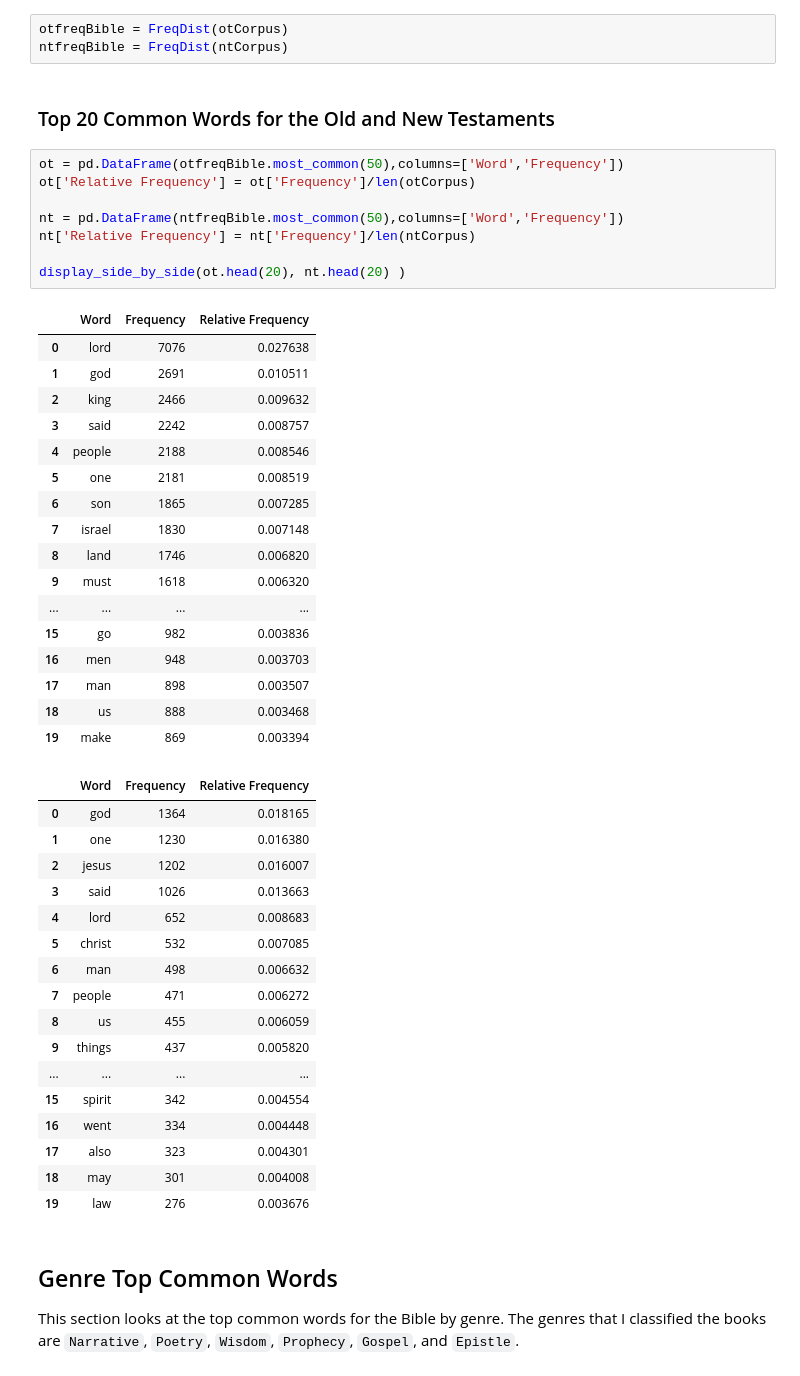
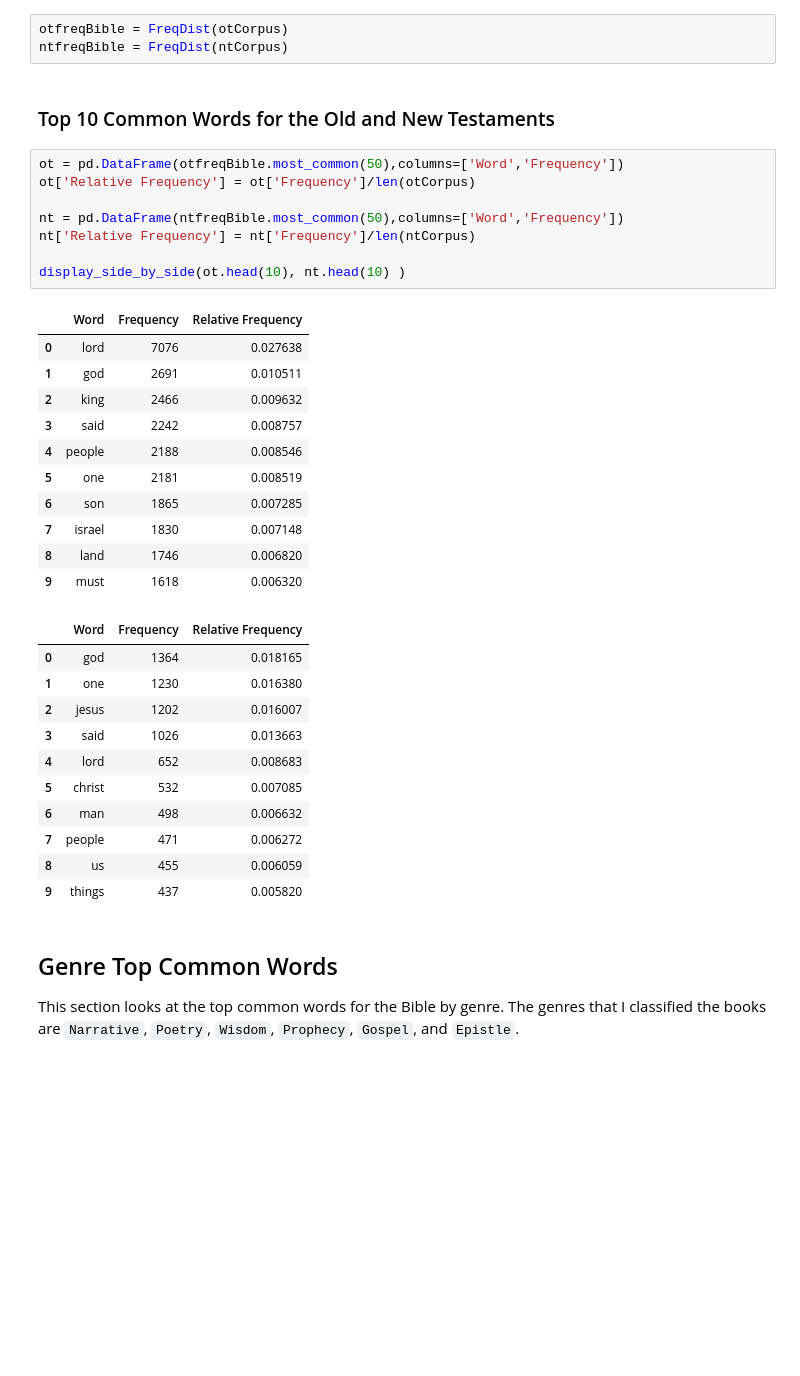
Before and after one commit to logicalschema/data620, a Jupyter notebook: Week8/Data_620_Week_8.ipynb, the cells around one changed output. Saved outputs shown, nothing was run; the diff lists cells and outputs as text; blank space fills up the shorter version.

```diff
--- a/Week8/Data_620_Week_8.ipynb
+++ b/Week8/Data_620_Week_8.ipynb
@@ -285,33 +285,27 @@ ntCorpus = quickTokenizer(ntText)
 otfreqBible = FreqDist(otCorpus)
 ntfreqBible = FreqDist(ntCorpus)
 # %% [markdown]
-### Top 20 Common Words for the Old and New Testaments
+### Top 10 Common Words for the Old and New Testaments
 # %%
 ot = pd.DataFrame(otfreqBible.most_common(50),columns=['Word','Frequency'])
 ot['Relative Frequency'] = ot['Frequency']/len(otCorpus)
 
 nt = pd.DataFrame(ntfreqBible.most_common(50),columns=['Word','Frequency'])
 nt['Relative Frequency'] = nt['Frequency']/len(ntCorpus)
 
-display_side_by_side(ot.head(20), nt.head(20) )
+display_side_by_side(ot.head(10), nt.head(10) )
 # %% [output]
 |  | Word | Frequency | Relative Frequency |
 | 0 | lord | 7076 | 0.027638 |
 | 1 | god | 2691 | 0.010511 |
 | 2 | king | 2466 | 0.009632 |
 | 3 | said | 2242 | 0.008757 |
 | 4 | people | 2188 | 0.008546 |
 | 5 | one | 2181 | 0.008519 |
 | 6 | son | 1865 | 0.007285 |
 | 7 | israel | 1830 | 0.007148 |
 | 8 | land | 1746 | 0.006820 |
 | 9 | must | 1618 | 0.006320 |
-| ... | ... | ... | ... |
-| 15 | go | 982 | 0.003836 |
-| 16 | men | 948 | 0.003703 |
-| 17 | man | 898 | 0.003507 |
-| 18 | us | 888 | 0.003468 |
-| 19 | make | 869 | 0.003394 |
 |  | Word | Frequency | Relative Frequency |
 | 0 | god | 1364 | 0.018165 |
 | 1 | one | 1230 | 0.016380 |
@@ -323,12 +317,6 @@ display_side_by_side(ot.head(20), nt.head(20) )
 | 7 | people | 471 | 0.006272 |
 | 8 | us | 455 | 0.006059 |
 | 9 | things | 437 | 0.005820 |
-| ... | ... | ... | ... |
-| 15 | spirit | 342 | 0.004554 |
-| 16 | went | 334 | 0.004448 |
-| 17 | also | 323 | 0.004301 |
-| 18 | may | 301 | 0.004008 |
-| 19 | law | 276 | 0.003676 |
 # %% [markdown]
 ## Genre Top Common Words
 
```
Also changed, not shown: parts of 8 cells of this notebook.
